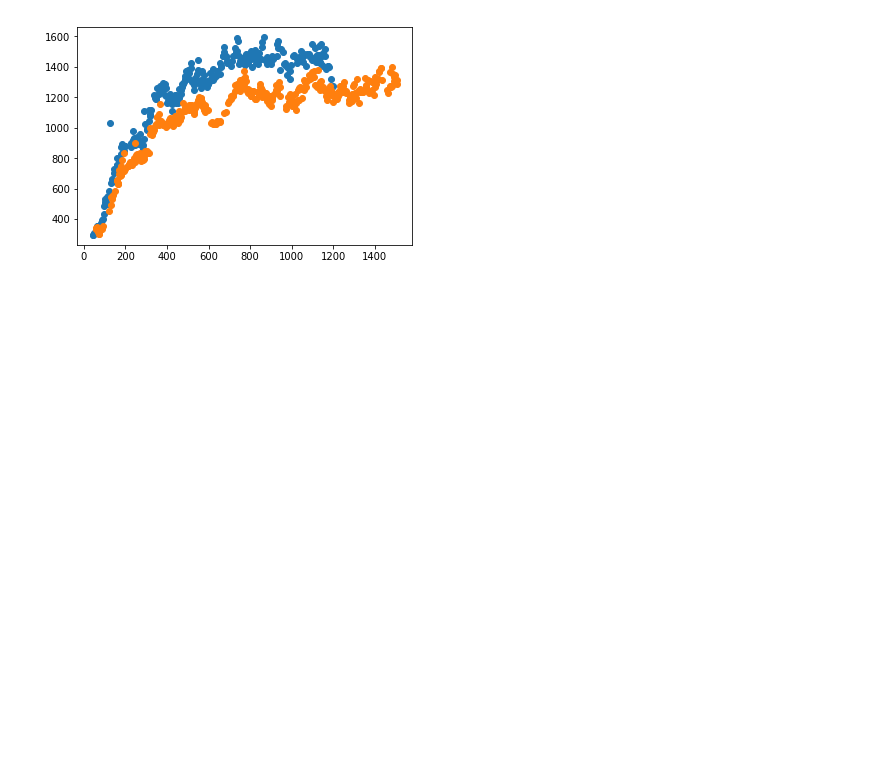
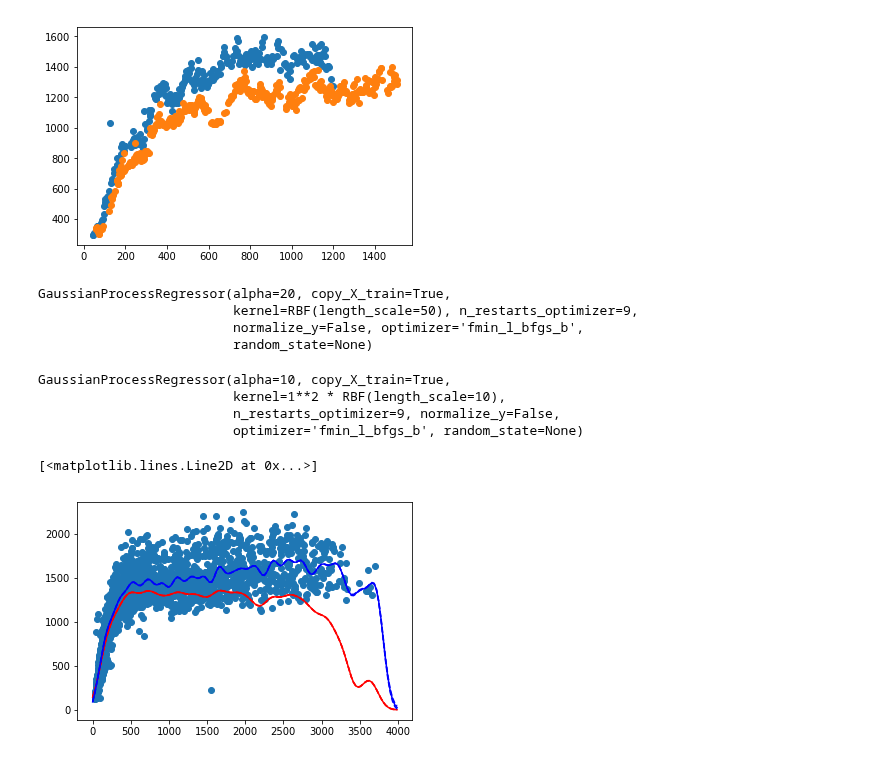
Before and after one commit to DAWells/DAWells.github.io, a Jupyter notebook: analyses/weight_time/Gaussian_process/gaussian_process.ipynb, the cells around one changed output. Drawn from its saved outputs; the diff is of its cells as text; code cells hidden in the pictures; blank space fills up the shorter version.

Commit message:
Started fitting some gaussian process models with different multivariate kernels.

```diff
--- a/analyses/weight_time/Gaussian_process/gaussian_process.ipynb
+++ b/analyses/weight_time/Gaussian_process/gaussian_process.ipynb
@@ -92,0 +99,48 @@ plt.plot("agen", "weight", "o", data=dsr[(dsr.indiv=="FM105") & (dsr.weight<1900
+# %%
+################################
+#                              #
+#          Fit models          #
+#                              #
+################################
+
+#Super simple squared exponential/radial basis kernal
+kx = RBF(10,(1e-2, 1e2))
+gpx = GaussianProcessRegressor(kernel=kx, alpha=20, n_restarts_optimizer=9)
+
+age=train.age.dt.days.values.reshape(-1,1)
+
+gpx.fit(age, train.weight.values)
+# %% [output]
+GaussianProcessRegressor(alpha=20, copy_X_train=True,
+                         kernel=RBF(length_scale=50), n_restarts_optimizer=9,
+                         normalize_y=False, optimizer='fmin_l_bfgs_b',
+                         random_state=None)
+# %%
+#Constand and squared exponential kernel
+
+kcx = ConstantKernel(1, (1e-2,1e2)) * RBF(10,(1e-2,1e2))
+gpcx = GaussianProcessRegressor(kernel=kcx, alpha=10, n_restarts_optimizer=9)
+gpcx.fit(age,train.weight.values)
+# %% [output]
+GaussianProcessRegressor(alpha=10, copy_X_train=True,
+                         kernel=1**2 * RBF(length_scale=10),
+                         n_restarts_optimizer=9, normalize_y=False,
+                         optimizer='fmin_l_bfgs_b', random_state=None)
+# %%
+#pred, sigma = gpx.predict(age, return_std=True)
+#Prediction age data
+p_age = pd.Series(range(0,4000,30)).values.reshape(-1,1)
+
+px, sigmax = gpx.predict(p_age, return_std=True)
+pcx, sigmacx = gpcx.predict(p_age, return_std=True)
+
+plt.plot(age, train.weight, "o")
+plt.plot(p_age, px, "r-")
+plt.plot(p_age, px+(1.96*sigmax), "r--")
+plt.plot(p_age, px-(1.96*sigmax), "r--")
+plt.plot(p_age, pcx, "b-")
+plt.plot(p_age, pcx+(1.96*sigmacx), "b--")
+plt.plot(p_age, pcx-(1.96*sigmacx), "b--")
+# %% [output]
+[<matplotlib.lines.Line2D at 0x...>]
+[figure, added]
```
Also changed, not shown: parts of 11 cells of this notebook.
